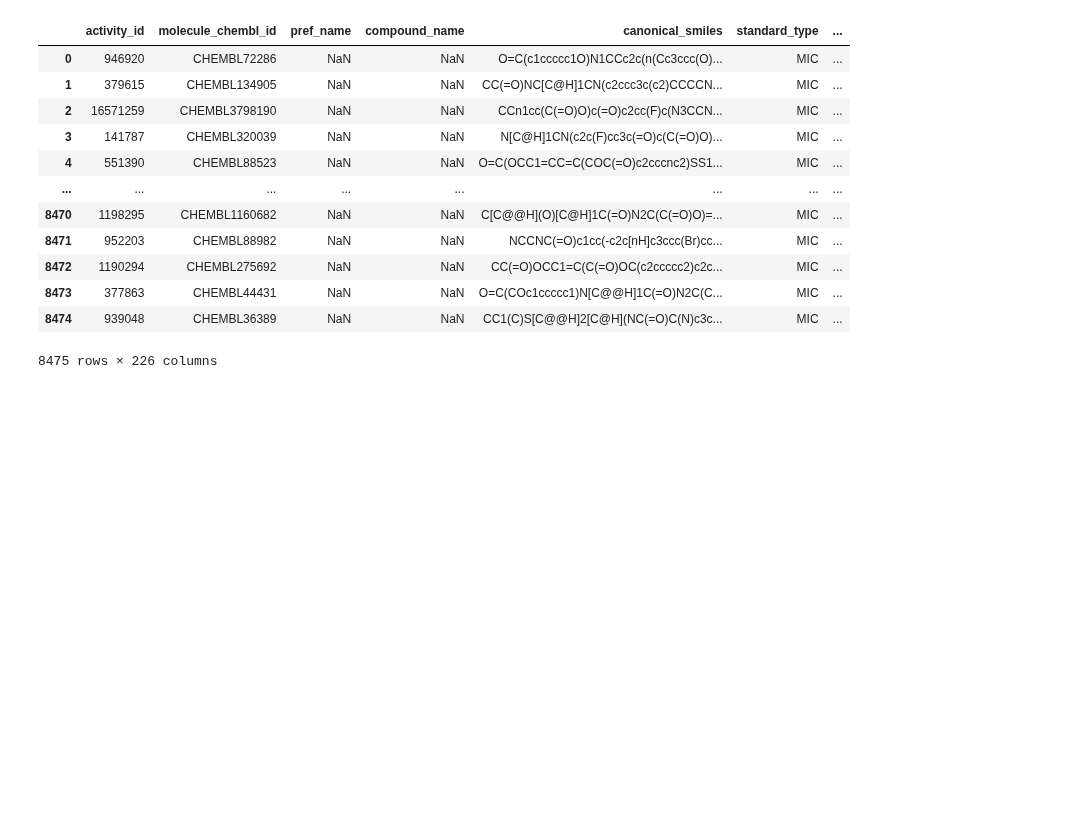
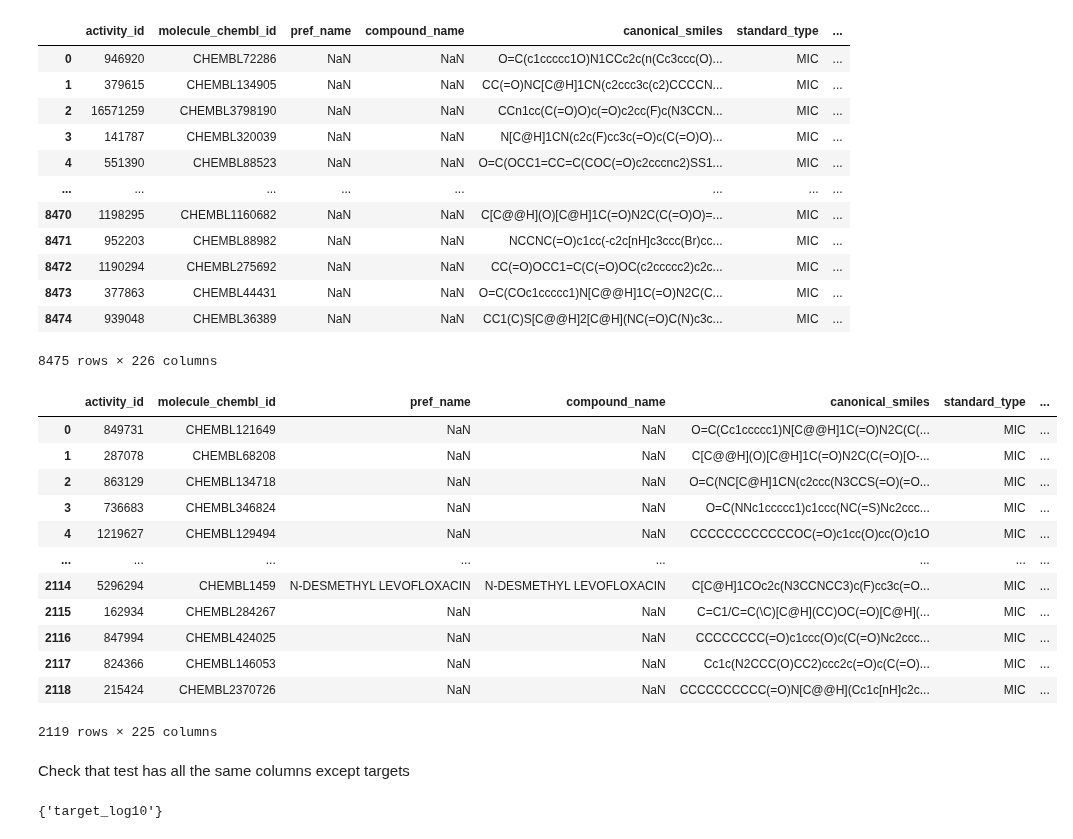
Before and after one commit to sasha-tsepilova/KSE_ML_for_bioinformatics, a Jupyter notebook: practicals/week5/Practical_05_individual.ipynb, the cells around one changed output. Drawn from its saved outputs; the diff is of its cells as text; code cells hidden in the pictures; blank space fills up the shorter version.

```diff
--- a/practicals/week5/Practical_05_individual.ipynb
+++ b/practicals/week5/Practical_05_individual.ipynb
@@ -63,3 +76,27 @@ df_raw
 | 8473 | 377863 | CHEMBL44431 | NaN | NaN | O=C(COc1ccccc1)N[C@@H]1C(=O)N2C(C... | MIC | ... |
 | 8474 | 939048 | CHEMBL36389 | NaN | NaN | CC1(C)S[C@@H]2[C@H](NC(=O)C(N)c3c... | MIC | ... |
 8475 rows × 226 columns
+# %%
+df_raw_test = pd.read_csv("antimicrobial_test_X_20pct.csv")
+# %%
+df_raw_test
+# %% [output]
+|  | activity_id | molecule_chembl_id | pref_name | compound_name | canonical_smiles | standard_type | ... |
+| 0 | 849731 | CHEMBL121649 | NaN | NaN | O=C(Cc1ccccc1)N[C@@H]1C(=O)N2C(C(... | MIC | ... |
+| 1 | 287078 | CHEMBL68208 | NaN | NaN | C[C@@H](O)[C@H]1C(=O)N2C(C(=O)[O-... | MIC | ... |
+| 2 | 863129 | CHEMBL134718 | NaN | NaN | O=C(NC[C@H]1CN(c2ccc(N3CCS(=O)(=O... | MIC | ... |
+| 3 | 736683 | CHEMBL346824 | NaN | NaN | O=C(NNc1ccccc1)c1ccc(NC(=S)Nc2ccc... | MIC | ... |
+| 4 | 1219627 | CHEMBL129494 | NaN | NaN | CCCCCCCCCCCCOC(=O)c1cc(O)cc(O)c1O | MIC | ... |
+| ... | ... | ... | ... | ... | ... | ... | ... |
+| 2114 | 5296294 | CHEMBL1459 | N-DESMETHYL LEVOFLOXACIN | N-DESMETHYL LEVOFLOXACIN | C[C@H]1COc2c(N3CCNCC3)c(F)cc3c(=O... | MIC | ... |
+| 2115 | 162934 | CHEMBL284267 | NaN | NaN | C=C1/C=C(\C)[C@H](CC)OC(=O)[C@H](... | MIC | ... |
+| 2116 | 847994 | CHEMBL424025 | NaN | NaN | CCCCCCCC(=O)c1ccc(O)c(C(=O)Nc2ccc... | MIC | ... |
+| 2117 | 824366 | CHEMBL146053 | NaN | NaN | Cc1c(N2CCC(O)CC2)ccc2c(=O)c(C(=O)... | MIC | ... |
+| 2118 | 215424 | CHEMBL2370726 | NaN | NaN | CCCCCCCCCC(=O)N[C@@H](Cc1c[nH]c2c... | MIC | ... |
+2119 rows × 225 columns
+# %% [markdown]
+Check that test has all the same columns except targets
+# %%
+set(df_raw_train.columns) - set(df_raw_test.columns)
+# %% [output]
+{'target_log10'}
```
Also changed, not shown: parts of 31 cells of this notebook.
